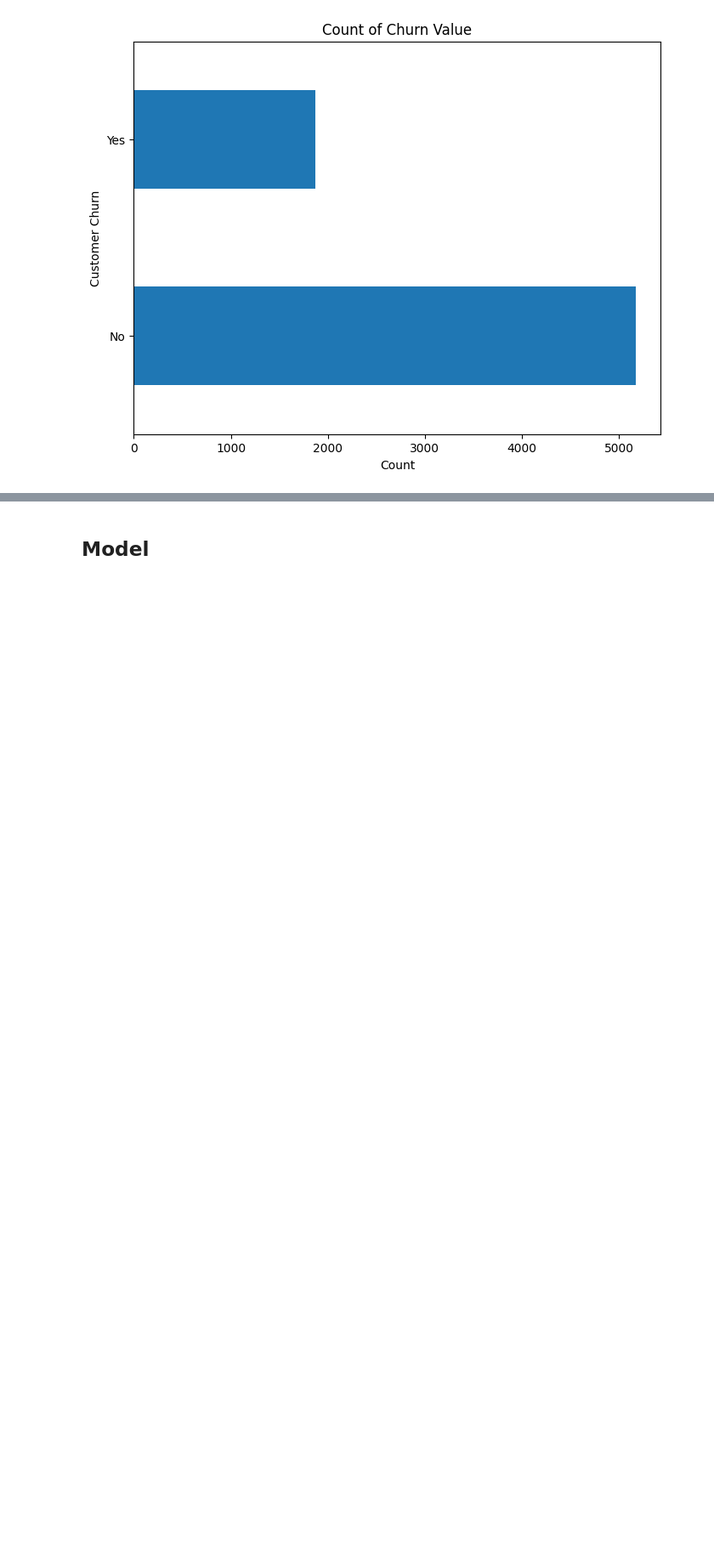
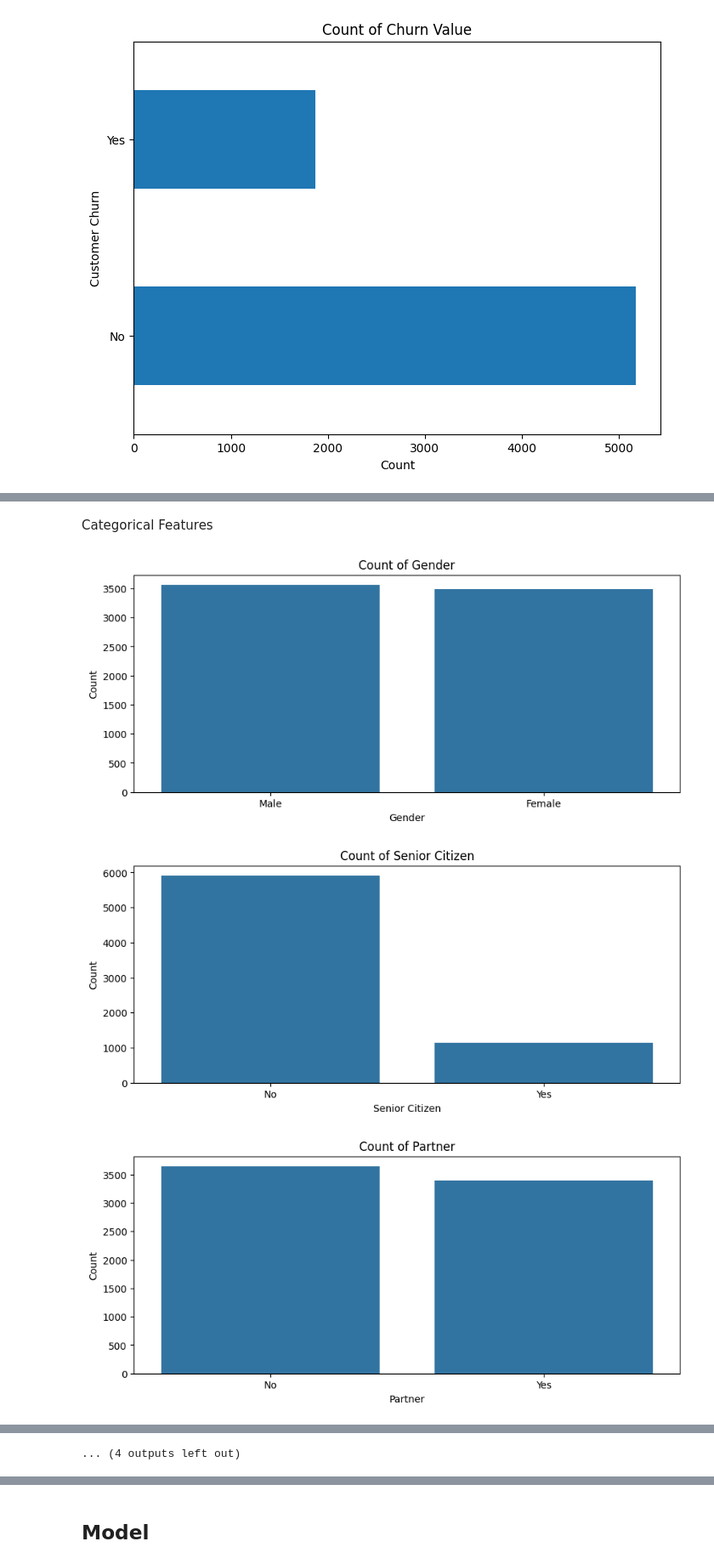
Before and after one commit to minari314159/Telco-Customer-Churn-Prediction, a Jupyter notebook: Customer_Churn_Prediction.ipynb, the cells around one changed output, grey strips where cells are left out. Shown at 85% size. Cells and saved outputs as stored; diff of their text form; code cells hidden in the pictures; blank space fills up the shorter version.

```diff
--- a/Customer_Churn_Prediction.ipynb
+++ b/Customer_Churn_Prediction.ipynb
@@ -256,0 +277,19 @@ plt.show()
+# %% [markdown]
+Categorical Features
+# %%
+categorical_features = ['Gender', 'Senior Citizen', 'Partner', 'Dependents', 'Phone Service',
+                        'Multiple Lines', 'Internet Service', 'Online Security', 'Online Backup',
+                        'Device Protection', 'Tech Support', 'Streaming TV', 'Streaming Movies',
+                        'Contract', 'Paperless Billing', 'Payment Method']
+
+for feature in categorical_features:
+    plt.figure(figsize=(10, 4))
+    sns.countplot(x=feature, data=df_drop)
+    plt.title(f'Count of {feature}')
+    plt.xlabel(feature)
+    plt.ylabel('Count')
+    plt.show()
+# %% [output]
+[figure, added]
+[figure, added]
+[figure, added]
@@ -256,0 +305 @@ plt.show()
+... (4 outputs left out)
```
Also changed, not shown: parts of 6 cells of this notebook.
